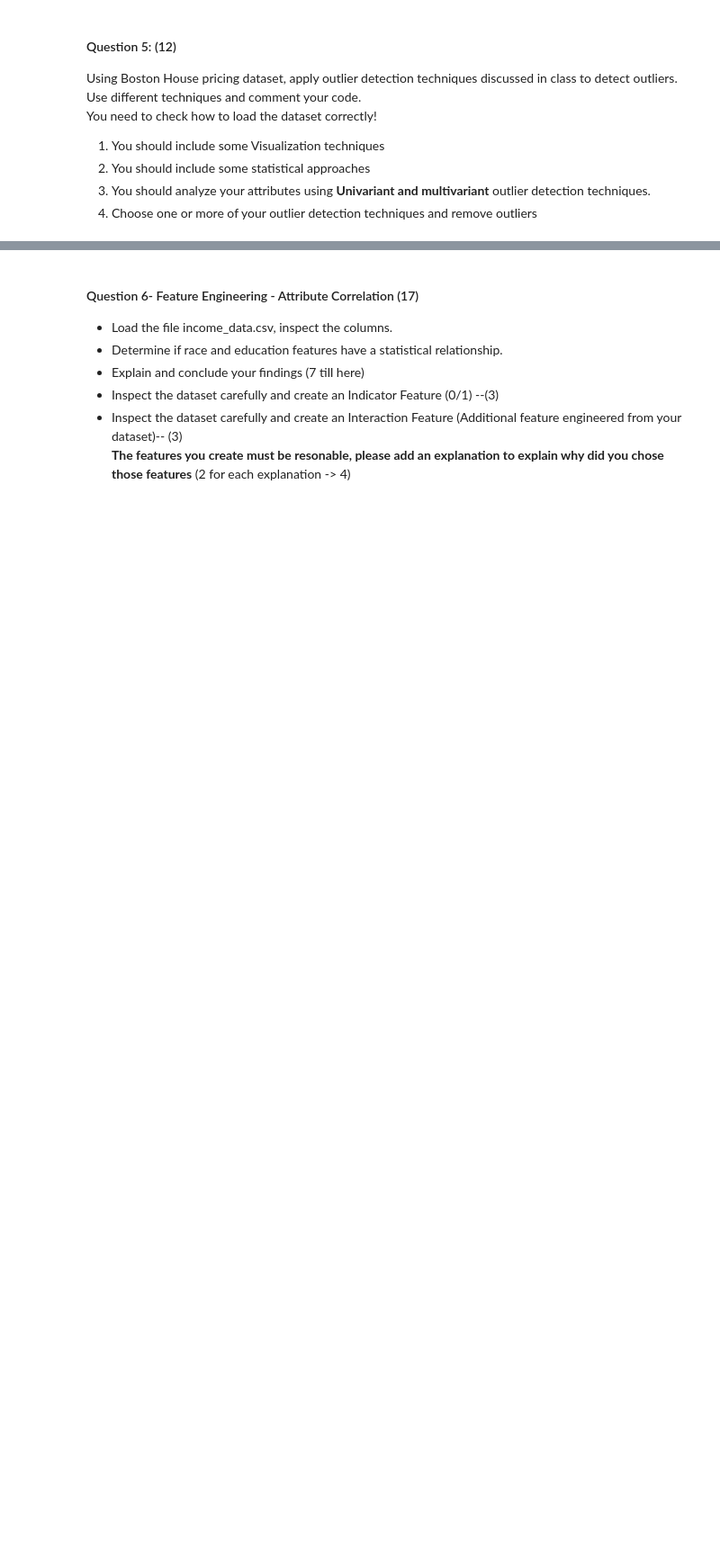
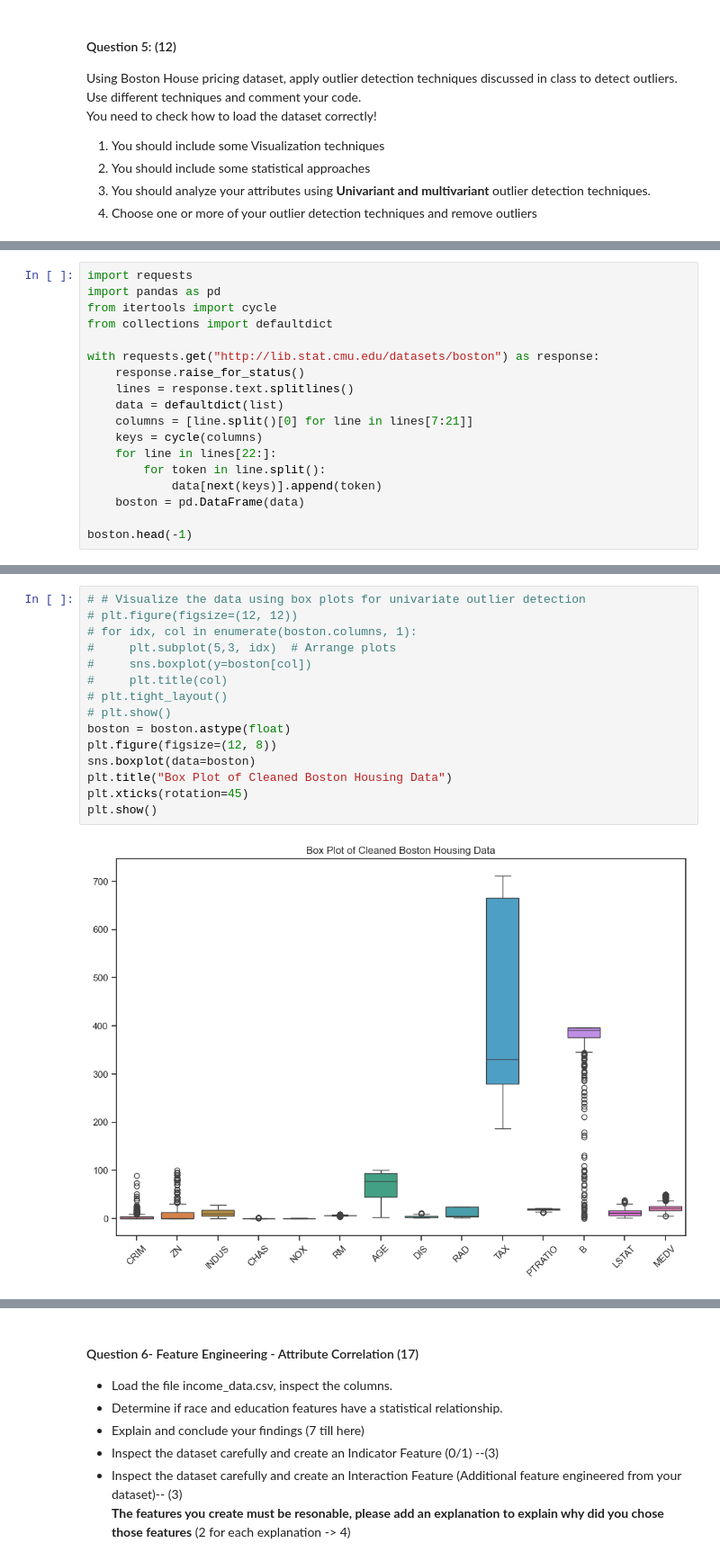
Before and after one commit to JB250101/Machine-learning, a Jupyter notebook: Assignment 2/Assignment2.ipynb, the cells around one changed output, grey strips where cells are left out. Shown at 90% size. Drawn from its saved outputs; the diff is of its cells as text; blank space fills up the shorter version.

```diff
--- a/Assignment 2/Assignment2.ipynb
+++ b/Assignment 2/Assignment2.ipynb
@@ -263,0 +555,18 @@ data_url = "http://lib.stat.cmu.edu/datasets/boston"
+# %%
+import requests
+import pandas as pd
+from itertools import cycle
+from collections import defaultdict
+
+with requests.get("http://lib.stat.cmu.edu/datasets/boston") as response:
+    response.raise_for_status()
+    lines = response.text.splitlines()
+    data = defaultdict(list)
+    columns = [line.split()[0] for line in lines[7:21]]
+    keys = cycle(columns)
+    for line in lines[22:]:
+        for token in line.split():
+            data[next(keys)].append(token)
+    boston = pd.DataFrame(data)
+
+boston.head(-1)
@@ -263,0 +587,17 @@ data_url = "http://lib.stat.cmu.edu/datasets/boston"
+# %%
+# # Visualize the data using box plots for univariate outlier detection
+# plt.figure(figsize=(12, 12))
+# for idx, col in enumerate(boston.columns, 1):
+#     plt.subplot(5,3, idx)  # Arrange plots
+#     sns.boxplot(y=boston[col])
+#     plt.title(col)
+# plt.tight_layout()
+# plt.show()
+boston = boston.astype(float)
+plt.figure(figsize=(12, 8))
+sns.boxplot(data=boston)
+plt.title("Box Plot of Cleaned Boston Housing Data")
+plt.xticks(rotation=45)
+plt.show()
+# %% [output]
+[figure, added]
```
Also changed, not shown: parts of 66 cells of this notebook, 2 other files.
